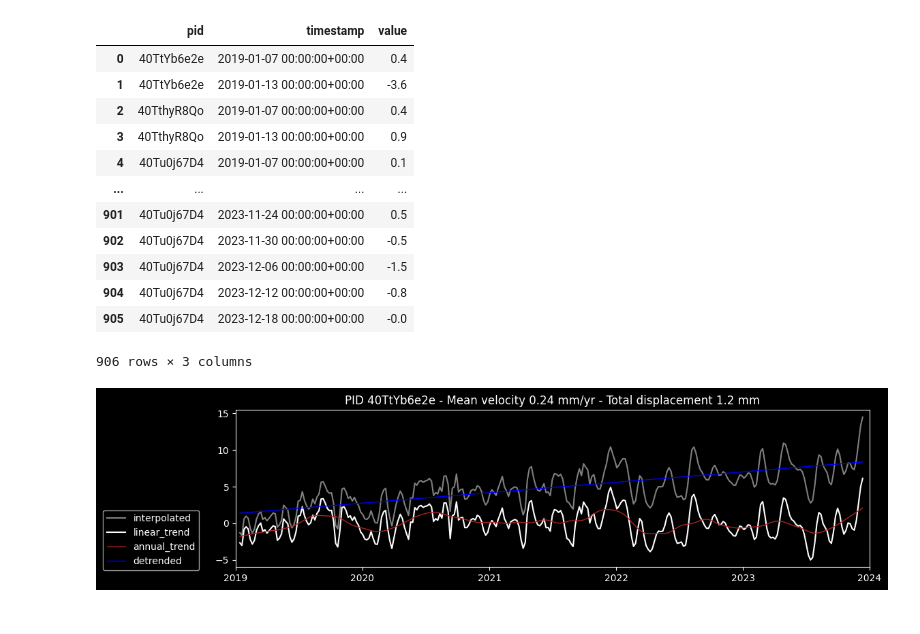
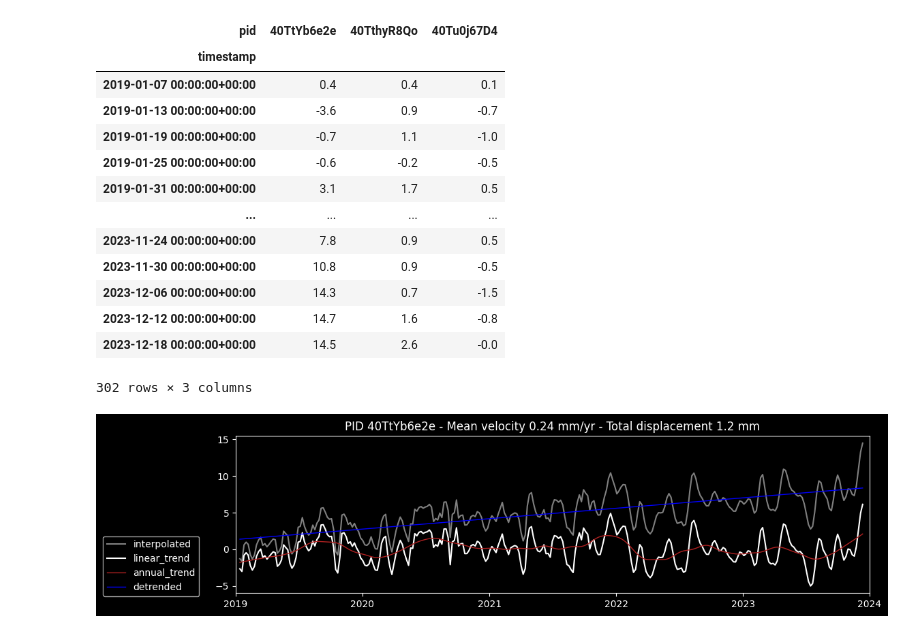
Before and after one commit to ekngaize/tutorial, a Jupyter notebook: signal_decomposition.ipynb, the cells around one changed output. Drawn from its saved outputs; the diff is of its cells as text; code cells hidden in the pictures.

```diff
--- a/signal_decomposition.ipynb
+++ b/signal_decomposition.ipynb
@@ -11,27 +11,30 @@ pid_list = ['40TthyR8Qo', '40Tu0j67D4', '40TtYb6e2e']
 # %%
 credentials = 'C:/Users/eleonore.kong/PycharmProjects/insar_to_rga/config/credentials.json'
 with open(credentials, 'r') as f:
     credentials = json.load(f)
 
 engine = connect_to_yaaps_db(credentials)
 query = query_insar_from_pid(pid_list)
 df = pd.read_sql(query, con=engine)
 # df.to_csv('data.csv', index=False)
+df = df.pivot(index='timestamp', columns='pid', values='value')
+df.index = pd.to_datetime(df.index)
 df
 # %% [output]
-|  | pid | timestamp | value |
-| 0 | 40TtYb6e2e | 2019-01-07 00:00:00+00:00 | 0.4 |
-| 1 | 40TtYb6e2e | 2019-01-13 00:00:00+00:00 | -3.6 |
-| 2 | 40TthyR8Qo | 2019-01-07 00:00:00+00:00 | 0.4 |
-| 3 | 40TthyR8Qo | 2019-01-13 00:00:00+00:00 | 0.9 |
-| 4 | 40Tu0j67D4 | 2019-01-07 00:00:00+00:00 | 0.1 |
+| pid | 40TtYb6e2e | 40TthyR8Qo | 40Tu0j67D4 |
+| timestamp |  |  |  |
+| 2019-01-07 00:00:00+00:00 | 0.4 | 0.4 | 0.1 |
+| 2019-01-13 00:00:00+00:00 | -3.6 | 0.9 | -0.7 |
+| 2019-01-19 00:00:00+00:00 | -0.7 | 1.1 | -1.0 |
+| 2019-01-25 00:00:00+00:00 | -0.6 | -0.2 | -0.5 |
+| 2019-01-31 00:00:00+00:00 | 3.1 | 1.7 | 0.5 |
 | ... | ... | ... | ... |
-| 901 | 40Tu0j67D4 | 2023-11-24 00:00:00+00:00 | 0.5 |
-| 902 | 40Tu0j67D4 | 2023-11-30 00:00:00+00:00 | -0.5 |
-| 903 | 40Tu0j67D4 | 2023-12-06 00:00:00+00:00 | -1.5 |
-| 904 | 40Tu0j67D4 | 2023-12-12 00:00:00+00:00 | -0.8 |
-| 905 | 40Tu0j67D4 | 2023-12-18 00:00:00+00:00 | -0.0 |
+| 2023-11-24 00:00:00+00:00 | 7.8 | 0.9 | 0.5 |
+| 2023-11-30 00:00:00+00:00 | 10.8 | 0.9 | -0.5 |
+| 2023-12-06 00:00:00+00:00 | 14.3 | 0.7 | -1.5 |
+| 2023-12-12 00:00:00+00:00 | 14.7 | 1.6 | -0.8 |
+| 2023-12-18 00:00:00+00:00 | 14.5 | 2.6 | -0.0 |
-906 rows × 3 columns
+302 rows × 3 columns
 # %%
 data_season = []
 for col in df.columns:
```
